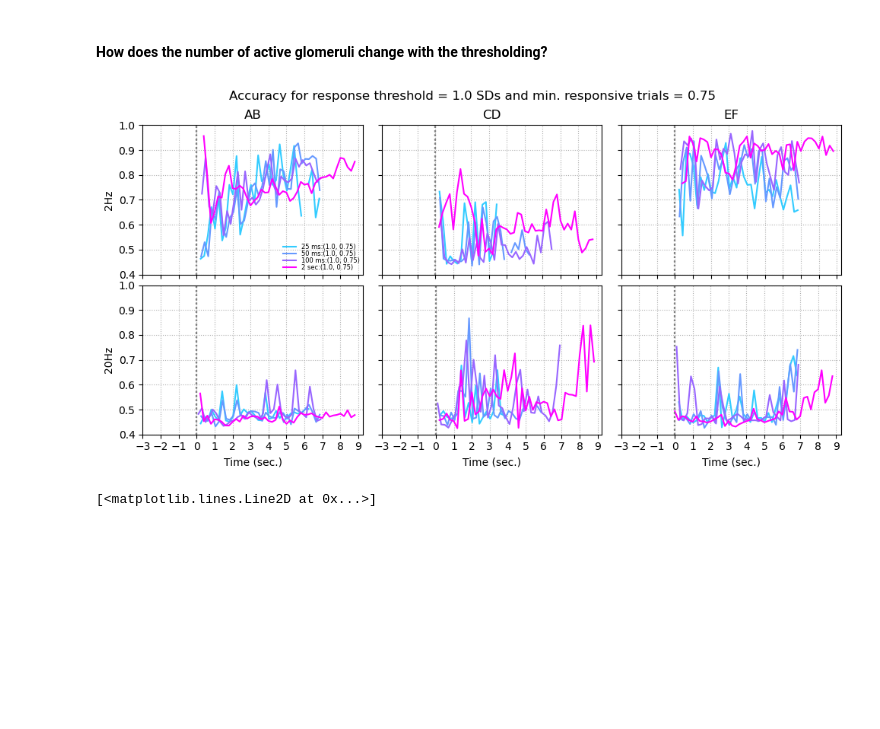
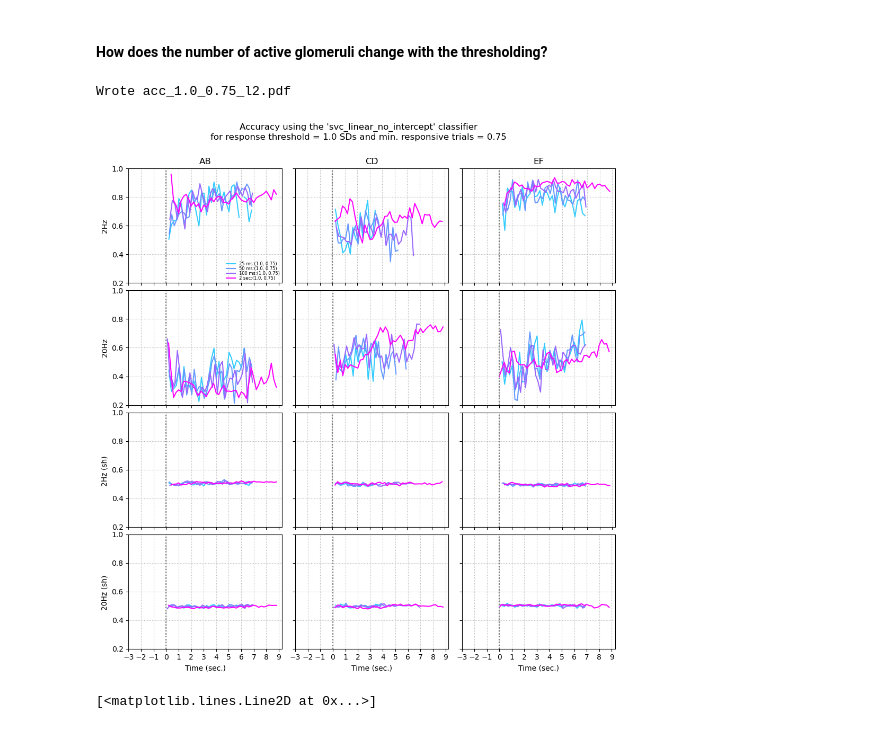
Before and after one commit to stootoon/crick-osn-decoding-release, a Jupyter notebook: make_figures.ipynb, the cells around one changed output. Cells and saved outputs as stored; diff of their text form; code cells hidden in the pictures; blank space fills up the shorter version.

```diff
--- a/make_figures.ipynb
+++ b/make_figures.ipynb
@@ -581,0 +550,8 @@ train_acc=0.776, test_acc=0.800
+# %%
+reload(run)
+reload(classifiers)
+run.logger.setLevel(logging.DEBUG)
+clf = run.get_pipeline("svc_linear_l1_no_intercept", seed = conf1.seed)
+clf = run.get_pipeline("lasso_lars_no_intercept", seed = conf1.seed)
+print(clf)
+run.run_single(conf1, clf)
@@ -581,0 +615,2 @@ train_acc=0.776, test_acc=0.800
+# %%
+Z = clf.estimator["scaler"].fit_transform(X)
@@ -581,0 +624,2 @@ train_acc=0.776, test_acc=0.800
+# %%
+clf.fit(X,y)
@@ -624,12 +720,16 @@ df1[(df1.shuf==0) & (df1.seed==0) & (df1.window_size == 0.025) & (df1.start_time
 xysnf = {}
 dt = 0.2
 name = "filt_nsub145_100x"
-clf = "lasso_lars_no_intercept"
-df_filt_wsz = {(pair, wsz, rt, mrt):load_filtered_results(pair, wsz, "yes", clf, dt = 0.2, response_threshold = rt, min_resp_trials = mrt)
-               for pair in ["AB", "CD", "EF"] for wsz in window_sizes for (rt,mrt) in [(1.0, 0.5), (1.0, 0.75), (2.0,0.5)]}
-for (pair, wsz,rt,mrt), df in df_filt_wsz.items():
+clf_aliases = {"lasso":"lasso_lars_no_intercept",
+               "l1":"svc_linear_l1_no_intercept",
+               "l2":"svc_linear_no_intercept",
+               "poly":"svc_poly"}
+window_sizes = [0.025, 0.05, 0.1, 2]
+df_filt_wsz = {(clfa, pair, wsz, rt, mrt):load_filtered_results(pair, wsz, "yes", clf, dt = 0.2, response_threshold = rt, min_resp_trials = mrt)
+               for pair in ["AB", "CD", "EF"] for wsz in window_sizes for (rt,mrt) in [(1.0, 0.5), (1.0, 0.75), (2.0,0.5)] for (clfa,clf) in clf_aliases.items()}
+for (clfa, pair, wsz,rt,mrt), df in df_filt_wsz.items():
     for (sh, freq) in [(0,2),(0,20),(1,2),(1,20)]:
-        xysnf[pair,wsz,sh,freq,rt,mrt] = df[(df.shuf==sh) & (df.freq==freq)][["start_time", "test_score_mean", "test_score_std", "n_sub_mean"]].sort_values(by="start_time").to_numpy().T
+        xysnf[clfa, pair,wsz,sh,freq,rt,mrt] = df[(df.shuf==sh) & (df.freq==freq)][["start_time", "test_score_mean", "test_score_std", "n_sub_mean"]].sort_values(by="start_time").to_numpy().T
 # %%
 freq = 20
 shuf = 0
@@ -655,7 +755,8 @@ ax1.set_ylim(-5,150)
 # %%
 th_styles = {(1,0.5):"o", (1,0.75):"v", (2,0.5):"x"}
 # %%
-show_shuf = False
+clfa = "l"
+show_shuf = True
 sh_freq = [(0,2),(0,20)] + ([(1,2),(1,20)] if show_shuf else [])
 min_xlabs = True
 min_ylabs = True
@@ -664,39 +765,42 @@ gs = GridSpec(4 if show_shuf else 2, 3)
 ax = {}
 which_th = (1.0,0.75)
 what_to_plot = "acc"
-ylims = {"acc":(0.4,1), "counts":(-5,150)}
+ylims = {"acc":(0.2,1), "counts":(-5,150)}
 for ip, pair in enumerate(["AB", "CD","EF"]):
     for wsz in [0.025,0.050,0.1,2]:#window_sizes:
         for isf, (sh, freq) in enumerate(sh_freq):
             for (rt,mrt), sty in th_styles.items():
                 if (rt,mrt) != which_th:
                     continue
-                xx,yy,ss,nn = xysnf[pair, wsz,sh,freq,rt,mrt]
+                xx,yy,ss,nn = xysnf[clfa,pair, wsz,sh,freq,rt,mrt]
                 ax[isf,ip] = subplot(gs[isf,ip]) if (isf,ip) not in ax else ax[isf,ip]
                 #(wsz > 2) and ax[isf,ip].fill_between(xx - 3 + wsz, yy - ss,  yy + ss, color=list(mcolors.to_rgb(wsz_cols[wsz]))+[0.2])
                 ax[isf,ip].plot(xx - 3 + wsz, nn if what_to_plot == "counts" else yy, "-", markersize=3, color=wsz_cols[wsz], label=wsz_labs[wsz]+f":({rt:1.1f}, {mrt:1.2f})", linewidth=1.5)
-                ax[isf,ip].plot([0,0],[0.4,1],":",color="gray");
+                ax[isf,ip].plot([0,0],ylims[what_to_plot],":",color="gray");
                 ax[isf,ip].set_ylim(ylims[what_to_plot])
+
 
 for ip, pair in enumerate(["AB", "CD", "EF"]):
     for isf, (sh, freq) in enumerate(sh_freq):
         ax[isf,ip].set_ylim(ylims[what_to_plot])
         ax[isf,ip].set_xticks(arange(0,13,1)-3)
 #        ax[isf,ip].set_yticks(arange(0.4,1.01,0.1))
         (isf != 3) and (isf != len(sh_freq)-1) and min_xlabs and ax[isf,ip].set_xticklabels([])
         (ip  != 0) and min_ylabs and ax[isf,ip].set_yticklabels([])
         (ip  == 0) and ax[isf,ip].set_ylabel(f"{freq}Hz" + (" (sh) " if sh else ""))
         (isf == 0) and ax[isf,ip].set_title(pair)
         (isf == len(sh_freq)-1) and ax[isf,ip].set_xlabel("Time (sec.)")
         ax[isf, ip].grid(True, linestyle=":")
 #        ax[isf,ip].set_xlim(xx[0],xx[0,20][-1])
 ax[0,0].legend(frameon=False, fontsize=6, labelspacing=0, borderpad=0)
 tight_layout(h_pad=0)
-suptitle(f"{'# responsive cells' if what_to_plot=='counts' else 'Accuracy'} for response threshold = {which_th[0]:1.1f} SDs and min. responsive trials = {which_th[1]:1.2f}", y = 1.02)
-file_name = f"{what_to_plot}_{which_th[0]:1.1f}_{which_th[1]:1.2f}.pdf"
+suptitle(f"{'# responsive cells' if what_to_plot=='counts' else 'Accuracy'} using the '{clf_aliases[clfa]}' classifier\nfor response threshold = {which_th[0]:1.1f} SDs and min. responsive trials = {which_th[1]:1.2f}", y = 1.05)
+file_name = f"{what_to_plot}_{which_th[0]:1.1f}_{which_th[1]:1.2f}_{clfa}.pdf"
 savefig(file_name, bbox_inches="tight")
+print(f"Wrote {file_name}")
 # %% [output]
+Wrote acc_1.0_0.75_l2.pdf
-[figure, old version]
+[figure, new version]
 # %%
 x1,y1,s1,n1 = xysnf["CD",2,0,20,1.,0.75]
 plot(x1,y1)
```
Also changed, not shown: parts of 29 cells of this notebook.
